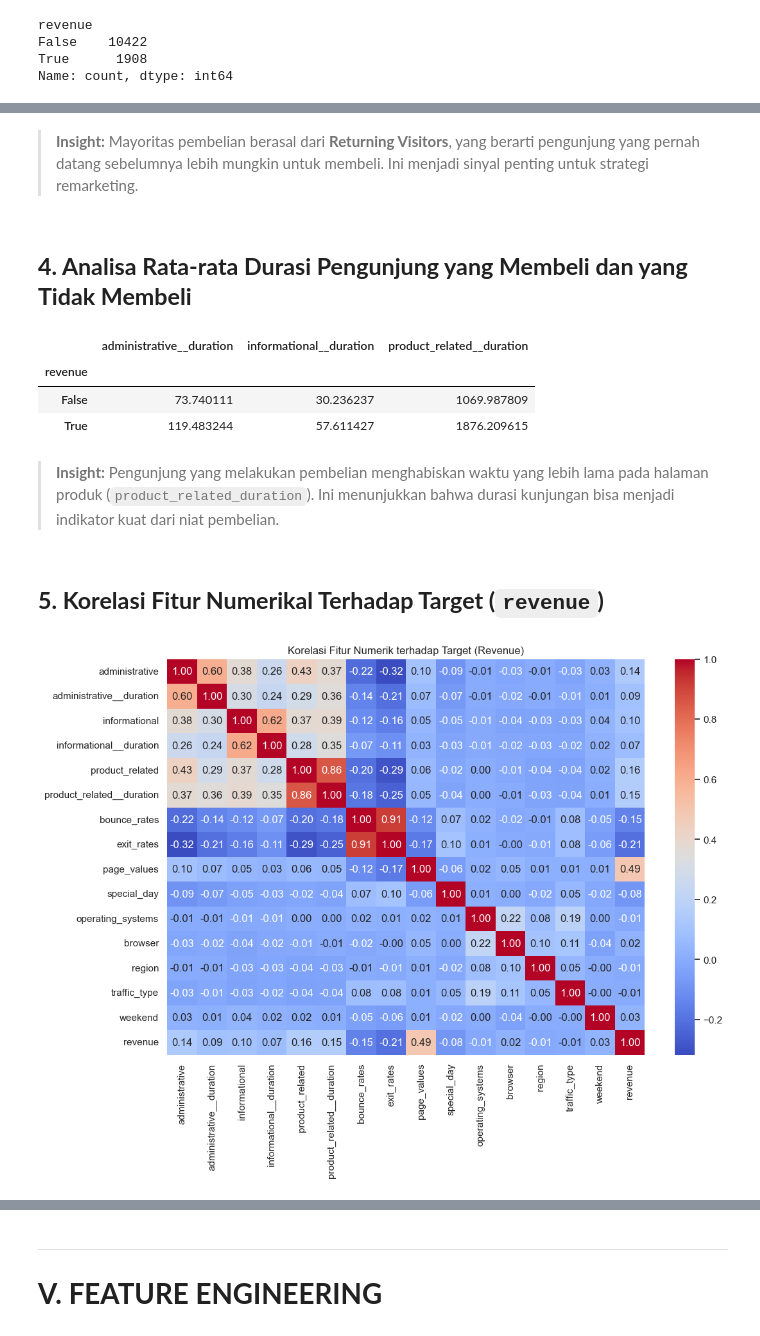
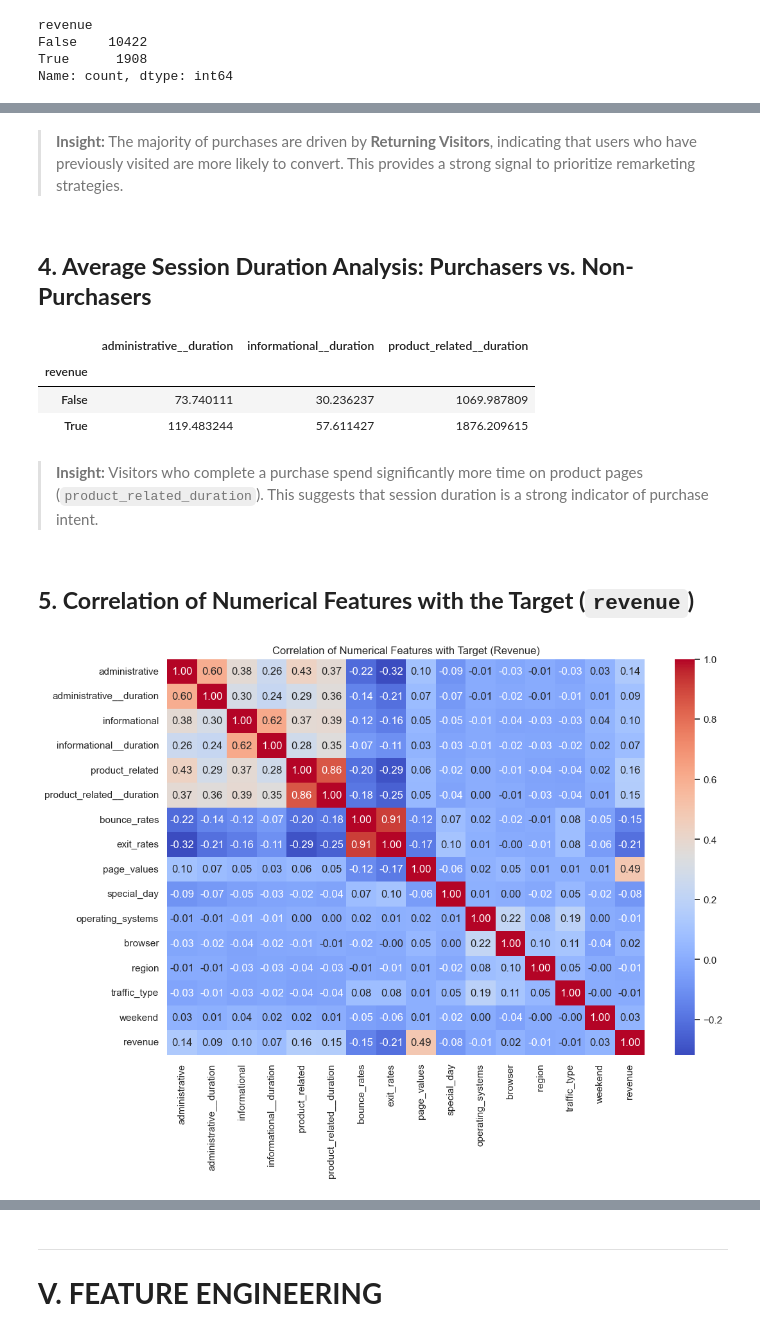
Before and after one commit to brmsyh/Online-Shoppers-Intentions, a Jupyter notebook: notebook.ipynb, the cells around one changed output, grey strips where cells are left out. Saved outputs shown, nothing was run; the diff lists cells and outputs as text; code cells hidden in the pictures.

```diff
--- a/notebook.ipynb
+++ b/notebook.ipynb
@@ -251,6 +267,6 @@ plt.show()
 # %% [markdown]
 > **Insight:**
-Mayoritas pembelian berasal dari **Returning Visitors**, yang berarti pengunjung yang pernah datang sebelumnya lebih mungkin untuk membeli. Ini menjadi sinyal penting untuk strategi remarketing.
+The majority of purchases are driven by **Returning Visitors**, indicating that users who have previously visited are more likely to convert. This provides a strong signal to prioritize remarketing strategies.
 # %% [markdown]
-## **4. Analisa Rata-rata Durasi Pengunjung yang Membeli dan yang Tidak Membeli**
+## **4. Average Session Duration Analysis: Purchasers vs. Non-Purchasers**
 # %%
@@ -265,18 +281,18 @@ df_raw.groupby('revenue')[duration_cols].mean()
 | True | 119.483244 | 57.611427 | 1876.209615 |
 # %% [markdown]
 > **Insight:**
-Pengunjung yang melakukan pembelian menghabiskan waktu yang lebih lama pada halaman produk (`product_related_duration`). Ini menunjukkan bahwa durasi kunjungan bisa menjadi indikator kuat dari niat pembelian.
+Visitors who complete a purchase spend significantly more time on product pages (`product_related_duration`). This suggests that session duration is a strong indicator of purchase intent.
 # %% [markdown]
-## **5. Korelasi Fitur Numerikal Terhadap Target (`revenue`)**
+## **5. Correlation of Numerical Features with the Target (`revenue`)**
 # %%
-# Korelasi antar fitur numerikal terhadap target ('revenue')
+# Correlation of Numerical Features with the Target (`revenue`)
 
 plt.figure(figsize=(12, 8))
 sns.heatmap(df_raw.corr(numeric_only=True), annot=True, cmap='coolwarm', fmt=".2f")
-plt.title('Korelasi Fitur Numerik terhadap Target (Revenue)')
+plt.title('Correlation of Numerical Features with Target (Revenue)')
 plt.show()
 # %% [output]
-[figure, old version]
+[figure, new version]
 # %% [markdown]
 > **Insight:**
 
```
Also changed, not shown: parts of 79 cells of this notebook, 14 other files.
